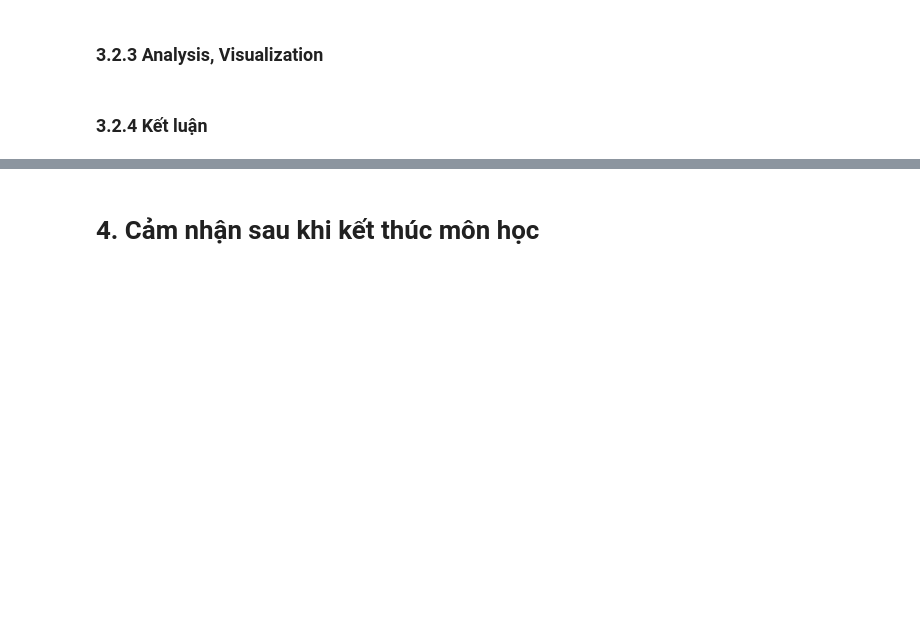
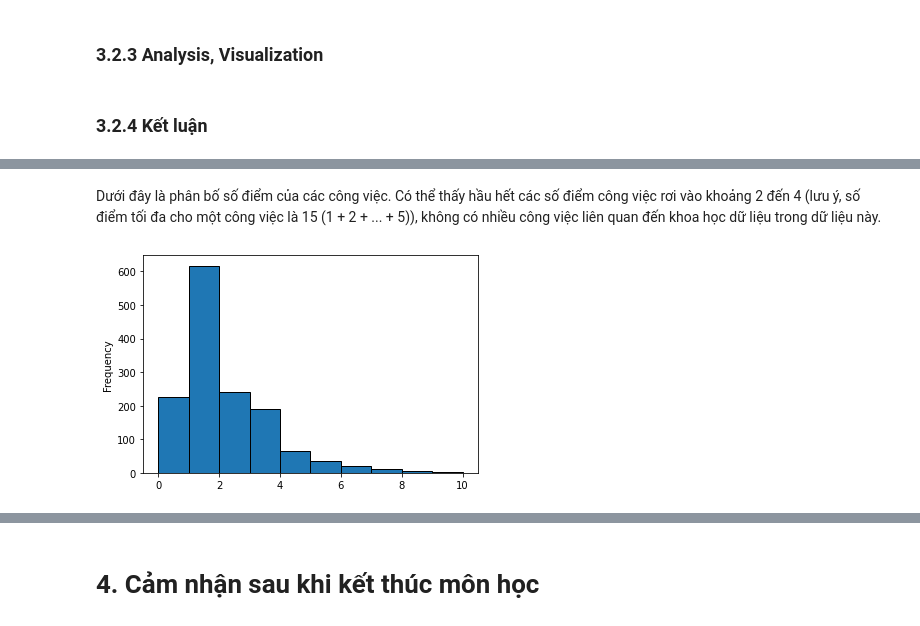
Before and after one commit to huyle-itus/P4DS_FinalProject, a Jupyter notebook: FinalProject.ipynb, the cells around one changed output, grey strips where cells are left out. Saved outputs shown, nothing was run; the diff lists cells and outputs as text; code cells hidden in the pictures; blank space fills up the shorter version.

Commit message:
Finish analysis

```diff
--- a/FinalProject.ipynb
+++ b/FinalProject.ipynb
@@ -419,0 +449,2 @@ Tuy nhiên dữ liệu ở 2 cột `three_reasons` và `description` có các d
+# %%
+job_list_df = jobs_df[['job_id', 'job_name', 'description', 'taglist']].copy()
@@ -419,0 +467,24 @@ Tuy nhiên dữ liệu ở 2 cột `three_reasons` và `description` có các d
+# %%
+t5 = ['data science', 'data scientist', 'khoa học dữ liệu']
+t4 = ['data analysis', 'data analyst', 'data analytics', 'phân tích dữ liệu',
+      'data visualization', 'data preprocessing', 'data mining', 'trực quan hóa', 'xử lý dữ liệu', 'khai thác dữ liệu',
+      'data engineer', 'data warehouse', 'kỹ sư dữ liệu', 'nhà kho dữ liệu',
+      'data pipelining', 'aws', 'business intelligence',
+      'ssps', 'tableau',
+      'pytorch', 'tensorflow',
+      'pandas', 'numpy', 'scikit-learn', 'scipy',
+      'spark', 'keras', 'hadoop',
+      'nltk', 'scala']
+t3 = ['statistics', 'thống kê',
+      'ai', 'artificial intelligence', 'trí tuệ nhân tạo',
+      'big data', 'machine learning', 'học máy', 'máy học', 'dữ liệu lớn',
+      'deep learning', 'học sâu',
+      'data architect']
+t2 = ['sql', 'nosql', 'julia',
+      'cloud computing', 'điện toán đám mây']
+t1 = ['data', 'database', 'dữ liệu', 'cơ sở dữ liệu',
+      'english', 'python', 'tiếng anh',
+      'analyst', 'phân tích', 'cloud', 'đám mây'
+      'java']
+
+weights = np.array([1, 2, 3, 4, 5])
@@ -419,0 +500,11 @@ Tuy nhiên dữ liệu ở 2 cột `three_reasons` và `description` có các d
+# %%
+tiers = [t1, t2, t3, t4, t5]
+
+def contains(x, tier):
+    return any(keyword in x for keyword in tier)
+
+def grade(x, tier):
+    return contains(x, tiers[tier]) * weights[tier]
+
+f = np.vectorize(grade)
+grade_board = f(job_list_df.values.reshape((*job_list_df.shape, 1)), np.arange(5).reshape((1, 1, 5)))
@@ -419,0 +519,11 @@ Tuy nhiên dữ liệu ở 2 cột `three_reasons` và `description` có các d
+# %%
+field_weights = np.array([0.5, 0.3, 0.2])
+scores = ((grade_board).sum(axis=2) * field_weights).sum(axis=1)
+job_list_df['score'] = scores
+# %% [markdown]
+Dưới đây là phân bố số điểm của các công việc. Có thể thấy hầu hết các số điểm công việc rơi vào khoảng 2 đến 4 (lưu ý, số điểm tối đa cho một công việc là 15 (1 + 2 + ... + 5)), không có nhiều công việc liên quan đến khoa học dữ liệu trong dữ liệu này.
+# %%
+job_list_df['score'].plot(kind='hist', edgecolor='black')
+plt.show()
+# %% [output]
+[figure, added]
```
Also changed, not shown: parts of 33 cells of this notebook.
